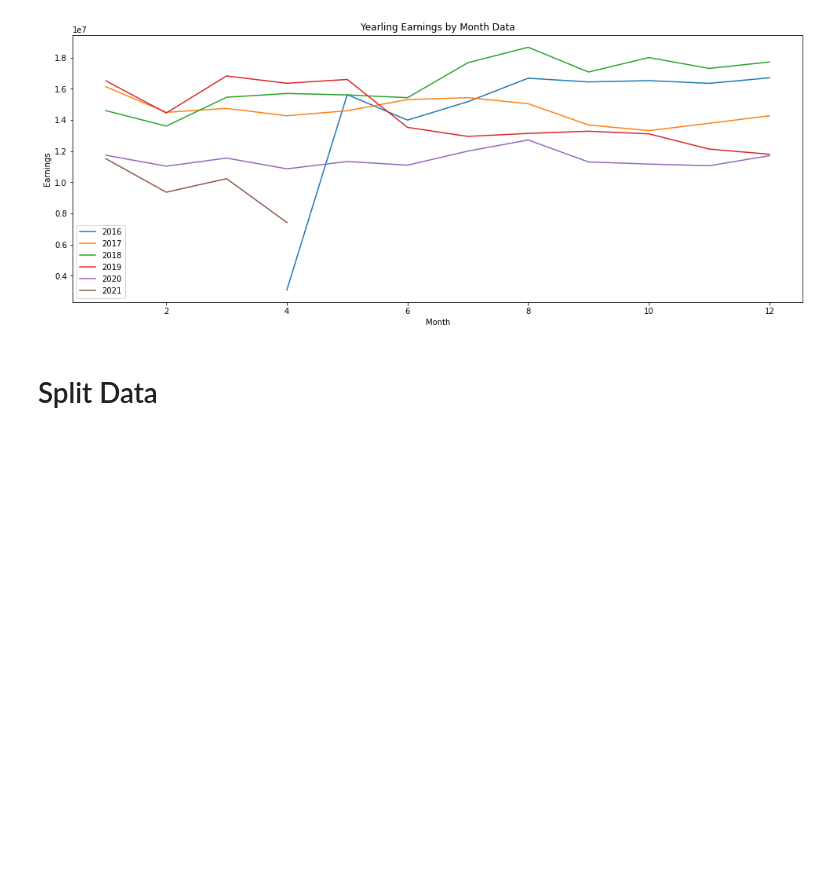
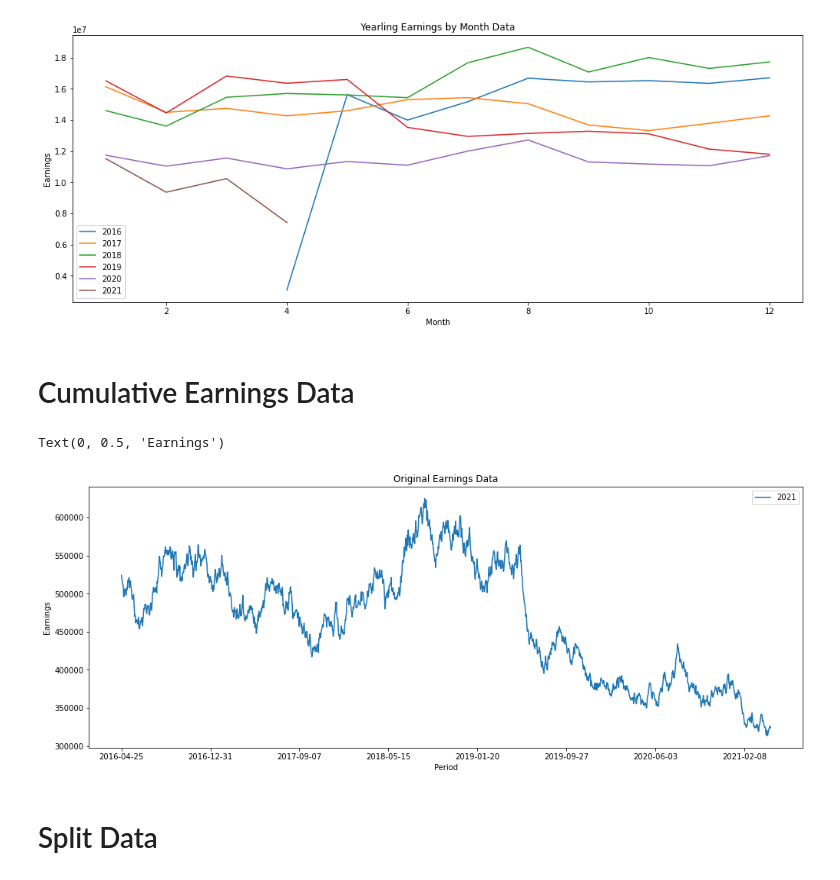
Before and after one commit to sethjuarez/tlaloc, a Jupyter notebook: notebooks/explore.ipynb, the cells around one changed output. Saved outputs shown, nothing was run; the diff lists cells and outputs as text; code cells hidden in the pictures; blank space fills up the shorter version.

```diff
--- a/notebooks/explore.ipynb
+++ b/notebooks/explore.ipynb
@@ -109,6 +104,18 @@ plt.ylabel('Earnings')
 # %% [output]
 Text(0, 0.5, 'Earnings')
 [figure]
+# %% [markdown]
+# Cumulative Earnings Data
+# %%
+fig, ax = plt.subplots(figsize=(1600/96., 600/96.))
+ax = df_stores_total_daily.plot(ax=ax, kind='line', x='date', y='earnings', label=key)
+leg = ax.legend()
+plt.title(f'Original Earnings Data')
+plt.xlabel('Period')
+plt.ylabel('Earnings')
+# %% [output]
+Text(0, 0.5, 'Earnings')
+[figure, added]
 # %% [markdown]
 # Split Data
 # %%
```
Also changed, not shown: parts of 16 cells of this notebook.
